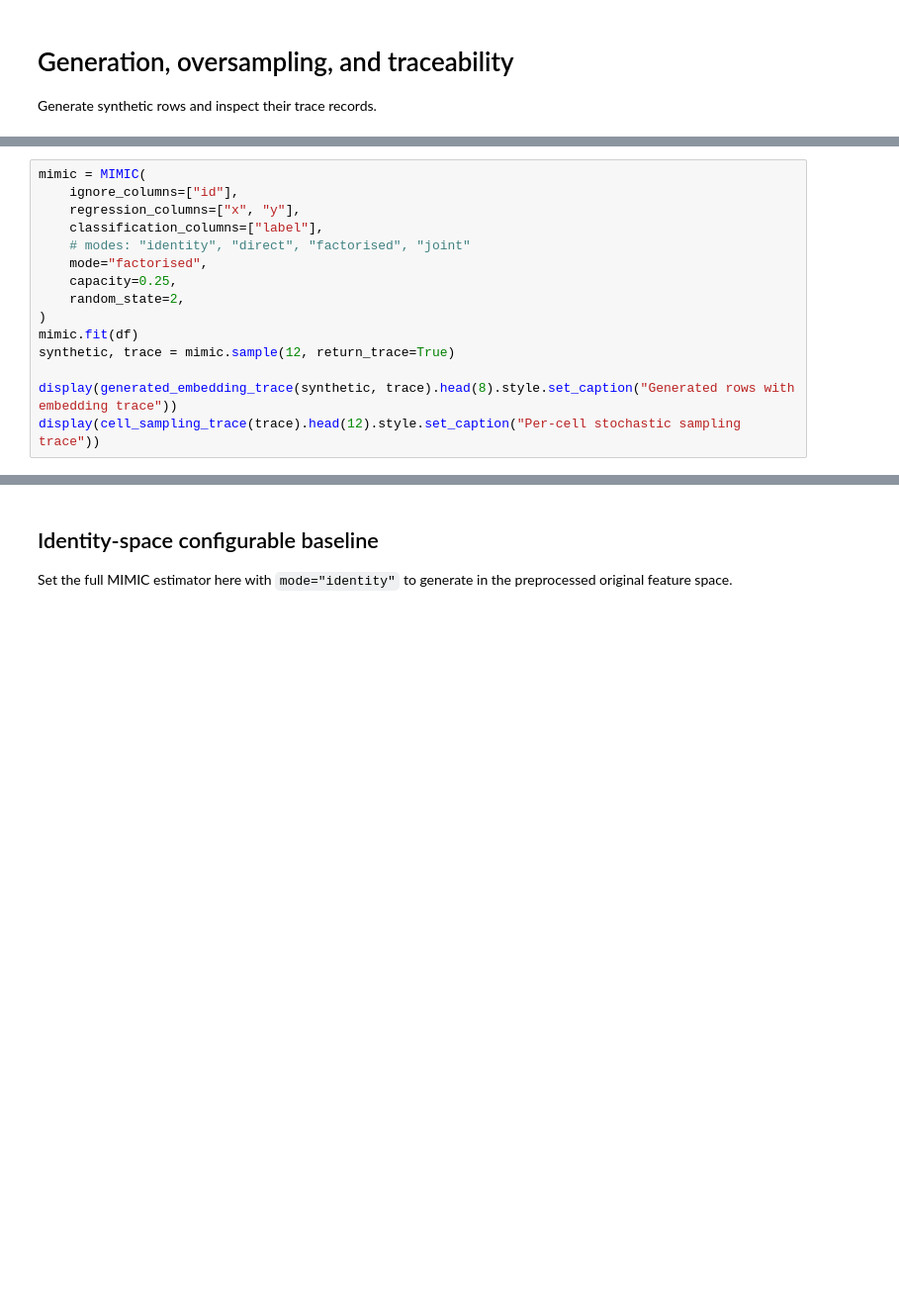
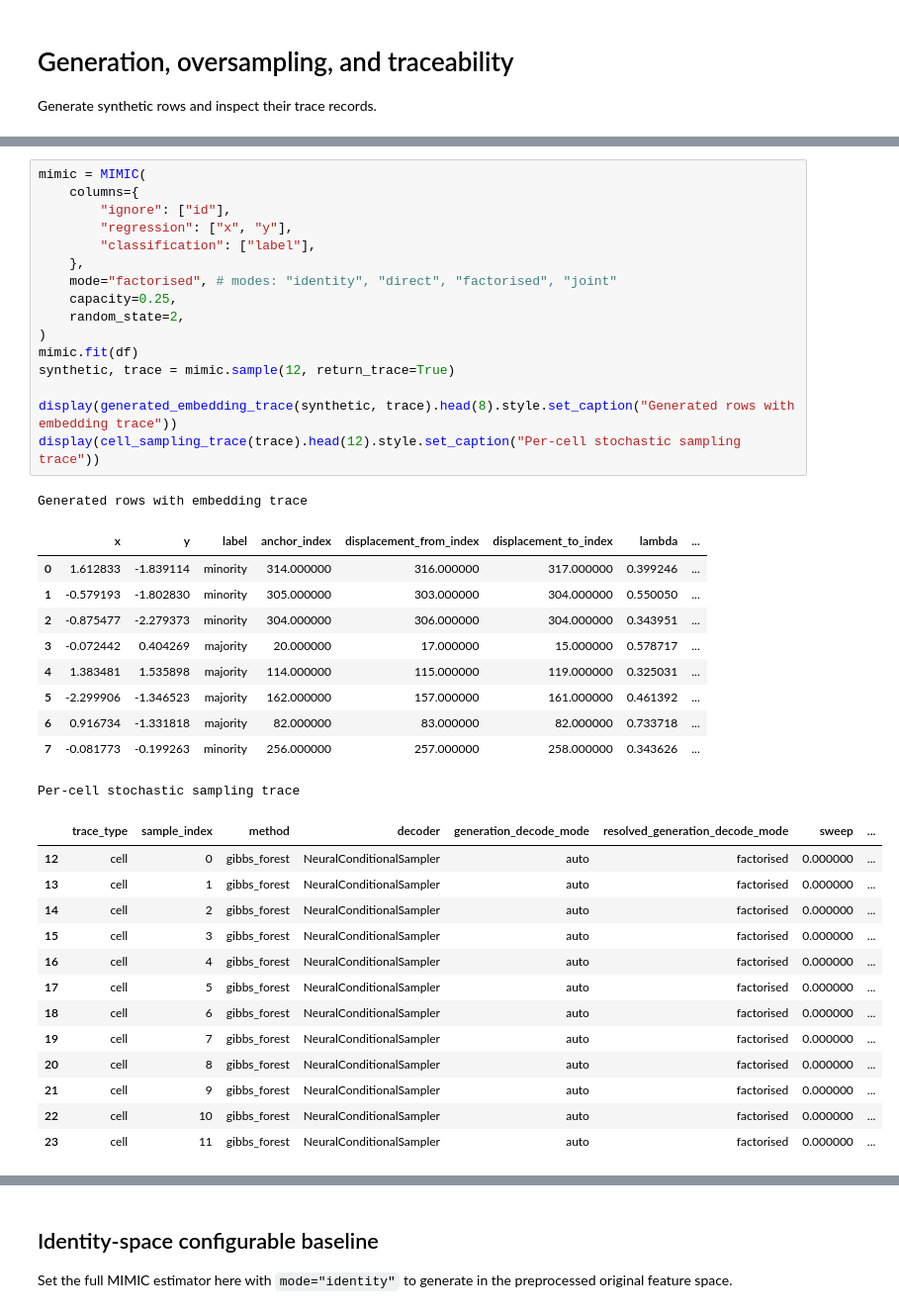
Before and after one commit to fabriziocosta/MIMIC, a Jupyter notebook: notebooks/03_generation_oversampling_traceability.ipynb, the cells around one changed output, grey strips where cells are left out. Shown at 99% size. Cells and saved outputs as stored; diff of their text form; blank space fills up the shorter version.

```diff
--- a/notebooks/03_generation_oversampling_traceability.ipynb
+++ b/notebooks/03_generation_oversampling_traceability.ipynb
@@ -41,18 +57,44 @@ display(df.head(8).style.set_caption("Original two-spiral training rows"))
 # %%
 mimic = MIMIC(
-    ignore_columns=["id"],
-    regression_columns=["x", "y"],
-    classification_columns=["label"],
-    # modes: "identity", "direct", "factorised", "joint"
-    mode="factorised",
+    columns={
+        "ignore": ["id"],
+        "regression": ["x", "y"],
+        "classification": ["label"],
+    },
+    mode="factorised", # modes: "identity", "direct", "factorised", "joint"
     capacity=0.25,
     random_state=2,
 )
 mimic.fit(df)
 synthetic, trace = mimic.sample(12, return_trace=True)
 
 display(generated_embedding_trace(synthetic, trace).head(8).style.set_caption("Generated rows with embedding trace"))
 display(cell_sampling_trace(trace).head(12).style.set_caption("Per-cell stochastic sampling trace"))
+# %% [output]
+Generated rows with embedding trace
+|  | x | y | label | anchor_index | displacement_from_index | displacement_to_index | lambda | ... |
+| 0 | 1.612833 | -1.839114 | minority | 314.000000 | 316.000000 | 317.000000 | 0.399246 | ... |
+| 1 | -0.579193 | -1.802830 | minority | 305.000000 | 303.000000 | 304.000000 | 0.550050 | ... |
+| 2 | -0.875477 | -2.279373 | minority | 304.000000 | 306.000000 | 304.000000 | 0.343951 | ... |
+| 3 | -0.072442 | 0.404269 | majority | 20.000000 | 17.000000 | 15.000000 | 0.578717 | ... |
+| 4 | 1.383481 | 1.535898 | majority | 114.000000 | 115.000000 | 119.000000 | 0.325031 | ... |
+| 5 | -2.299906 | -1.346523 | majority | 162.000000 | 157.000000 | 161.000000 | 0.461392 | ... |
+| 6 | 0.916734 | -1.331818 | majority | 82.000000 | 83.000000 | 82.000000 | 0.733718 | ... |
+| 7 | -0.081773 | -0.199263 | minority | 256.000000 | 257.000000 | 258.000000 | 0.343626 | ... |
+Per-cell stochastic sampling trace
+|  | trace_type | sample_index | method | decoder | generation_decode_mode | resolved_generation_decode_mode | sweep | ... |
+| 12 | cell | 0 | gibbs_forest | NeuralConditionalSampler | auto | factorised | 0.000000 | ... |
+| 13 | cell | 1 | gibbs_forest | NeuralConditionalSampler | auto | factorised | 0.000000 | ... |
+| 14 | cell | 2 | gibbs_forest | NeuralConditionalSampler | auto | factorised | 0.000000 | ... |
+| 15 | cell | 3 | gibbs_forest | NeuralConditionalSampler | auto | factorised | 0.000000 | ... |
+| 16 | cell | 4 | gibbs_forest | NeuralConditionalSampler | auto | factorised | 0.000000 | ... |
+| 17 | cell | 5 | gibbs_forest | NeuralConditionalSampler | auto | factorised | 0.000000 | ... |
+| 18 | cell | 6 | gibbs_forest | NeuralConditionalSampler | auto | factorised | 0.000000 | ... |
+| 19 | cell | 7 | gibbs_forest | NeuralConditionalSampler | auto | factorised | 0.000000 | ... |
+| 20 | cell | 8 | gibbs_forest | NeuralConditionalSampler | auto | factorised | 0.000000 | ... |
+| 21 | cell | 9 | gibbs_forest | NeuralConditionalSampler | auto | factorised | 0.000000 | ... |
+| 22 | cell | 10 | gibbs_forest | NeuralConditionalSampler | auto | factorised | 0.000000 | ... |
+| 23 | cell | 11 | gibbs_forest | NeuralConditionalSampler | auto | factorised | 0.000000 | ... |
 # %%
 minority_needed = df["label"].value_counts()["majority"] - df["label"].value_counts()["minority"]
 minority_synthetic, minority_trace = mimic.sample(
```
Also changed, not shown: parts of 4 cells of this notebook, 9 other files.
